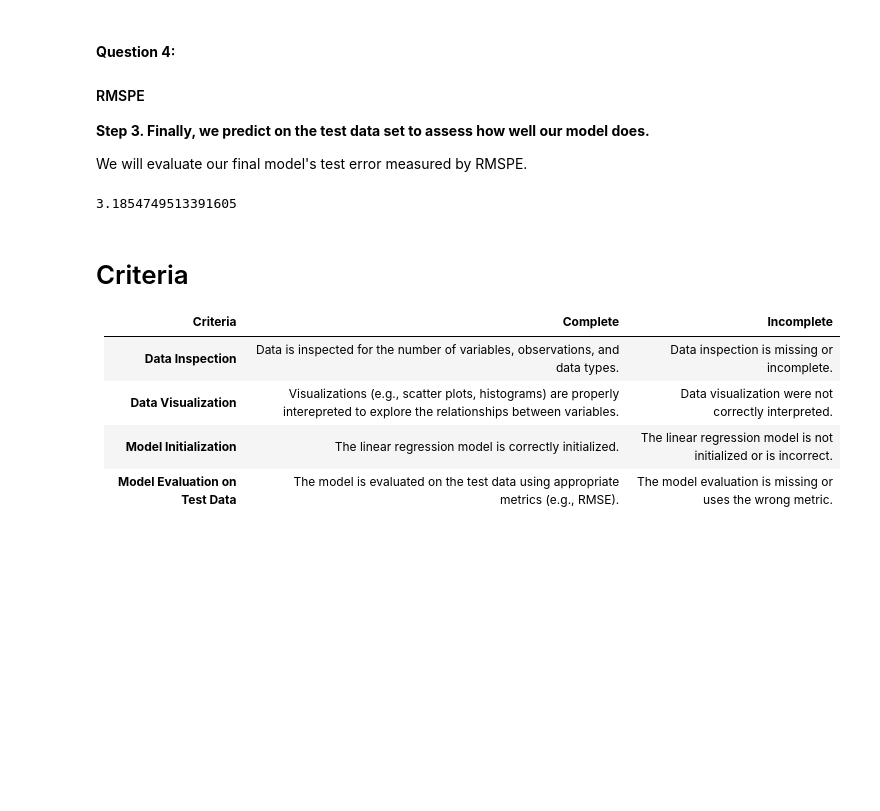
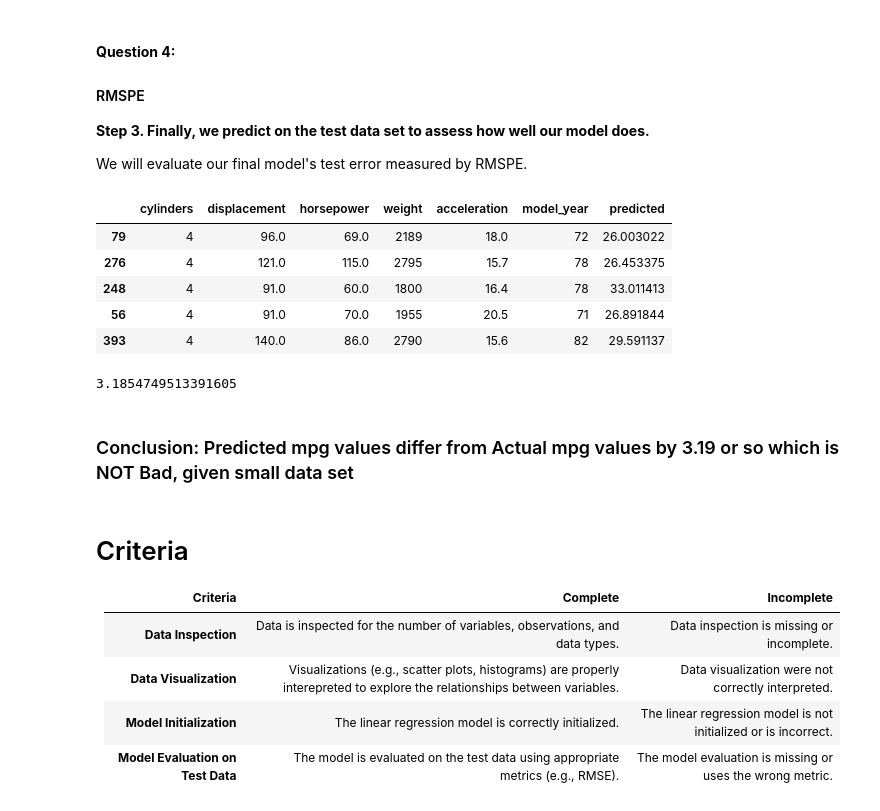
Before and after one commit to torontodeveloper/LCR, a Jupyter notebook: 02_activities/assignments/assignment_2.ipynb, the cells around one changed output. Drawn from its saved outputs; the diff is of its cells as text; code cells hidden in the pictures; blank space fills up the shorter version.

```diff
--- a/02_activities/assignments/assignment_2.ipynb
+++ b/02_activities/assignments/assignment_2.ipynb
@@ -331,5 +336,14 @@ We will evaluate our final model's test error measured by RMSPE.
 # %%
 # Your code here ...
 X_test['predicted']=model.predict(X_test)
+# %%
+X_test.head()
+# %% [output]
+|  | cylinders | displacement | horsepower | weight | acceleration | model_year | predicted |
+| 79 | 4 | 96.0 | 69.0 | 2189 | 18.0 | 72 | 26.003022 |
+| 276 | 4 | 121.0 | 115.0 | 2795 | 15.7 | 78 | 26.453375 |
+| 248 | 4 | 91.0 | 60.0 | 1800 | 16.4 | 78 | 33.011413 |
+| 56 | 4 | 91.0 | 70.0 | 1955 | 20.5 | 71 | 26.891844 |
+| 393 | 4 | 140.0 | 86.0 | 2790 | 15.6 | 82 | 29.591137 |
 # %%
 # root mean squared predict error
@@ -337,6 +352,8 @@ rmspe = mean_squared_error(X_test['predicted'],mpg_test['mpg'])**(1/2)
 print(rmspe)
 # %% [output]
 3.1854749513391605
+# %% [markdown]
+### Conclusion: Predicted mpg values differ from Actual mpg values by 3.19 or so which is NOT Bad, given small data set
 # %% [markdown]
 # Criteria
 
```
Also changed, not shown: parts of 3 cells of this notebook.
